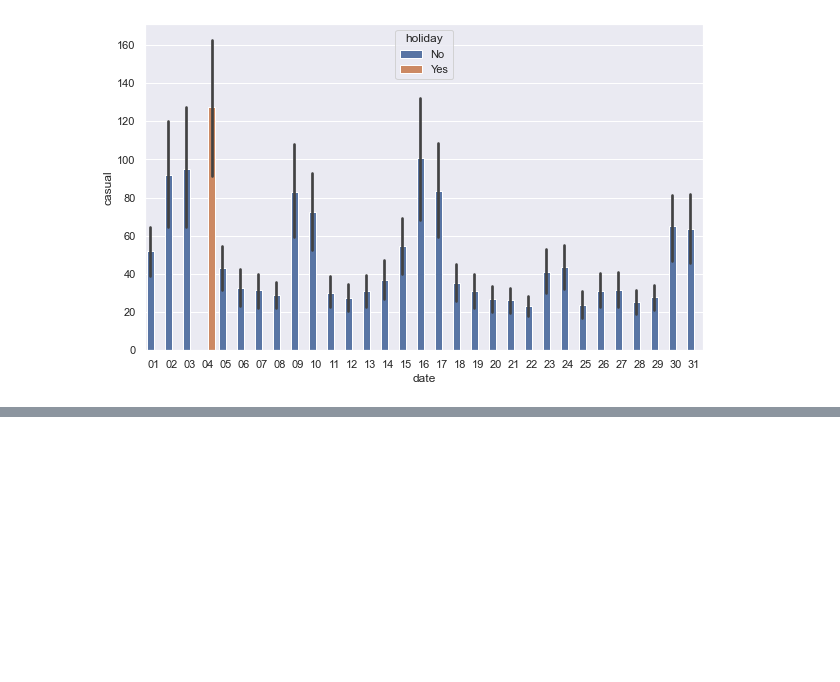
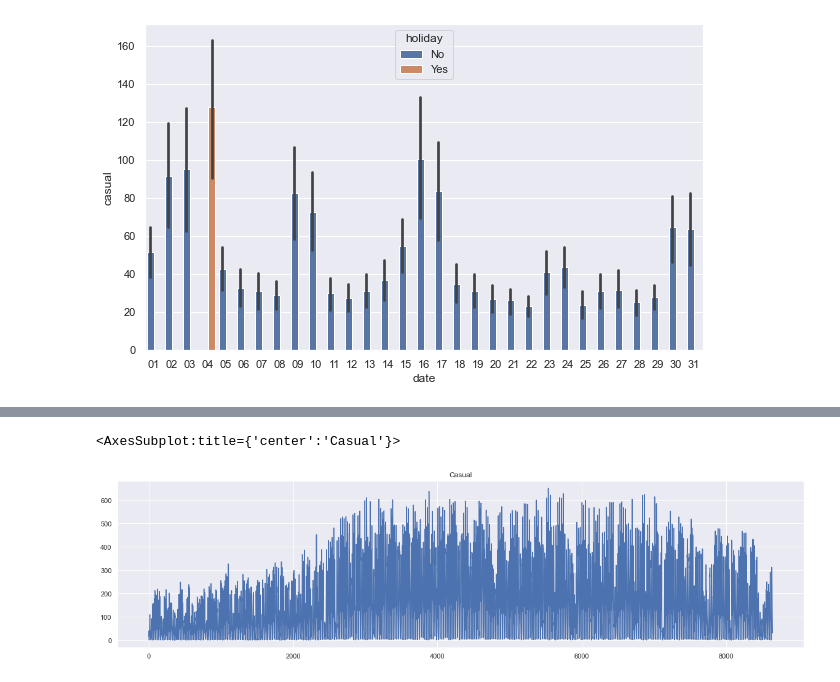
Before and after one commit to movifu1982/Bike-project, a Jupyter notebook: bike 1.ipynb, the cells around one changed output, grey strips where cells are left out. Saved outputs shown, nothing was run; the diff lists cells and outputs as text; code cells hidden in the pictures; blank space fills up the shorter version.

```diff
--- a/bike 1.ipynb
+++ b/bike 1.ipynb
@@ -1139,0 +1199,6 @@ bike_hour.head(5)
+# %%
+usage_2011.cnt.plot(figsize=(20,5),title = "Casual", x="mnth")
+#plt.show()
+# %% [output]
+<AxesSubplot:title={'center':'Casual'}>
+[figure, added]
```
Also changed, not shown: parts of 24 cells of this notebook.
